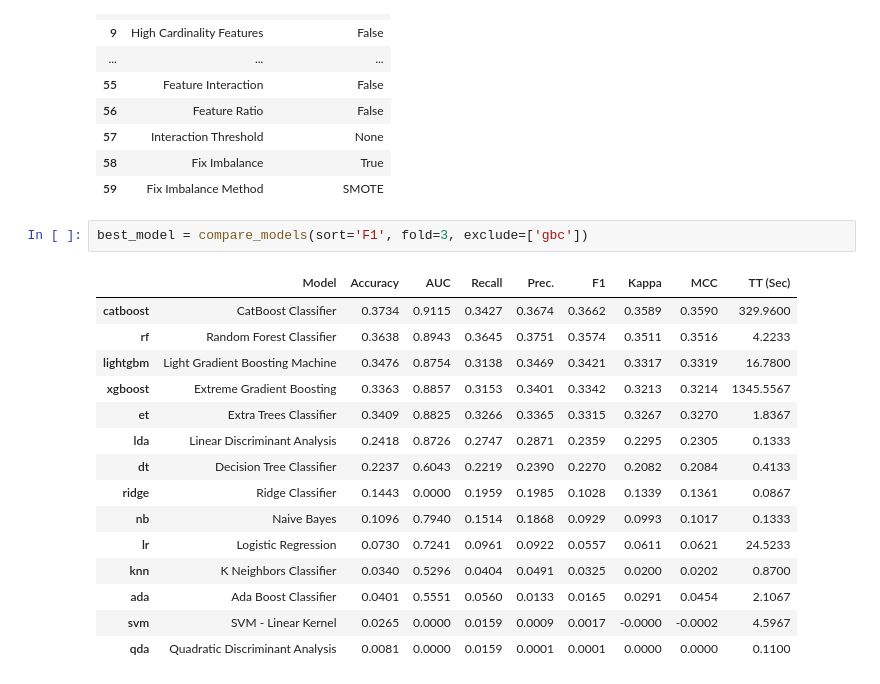
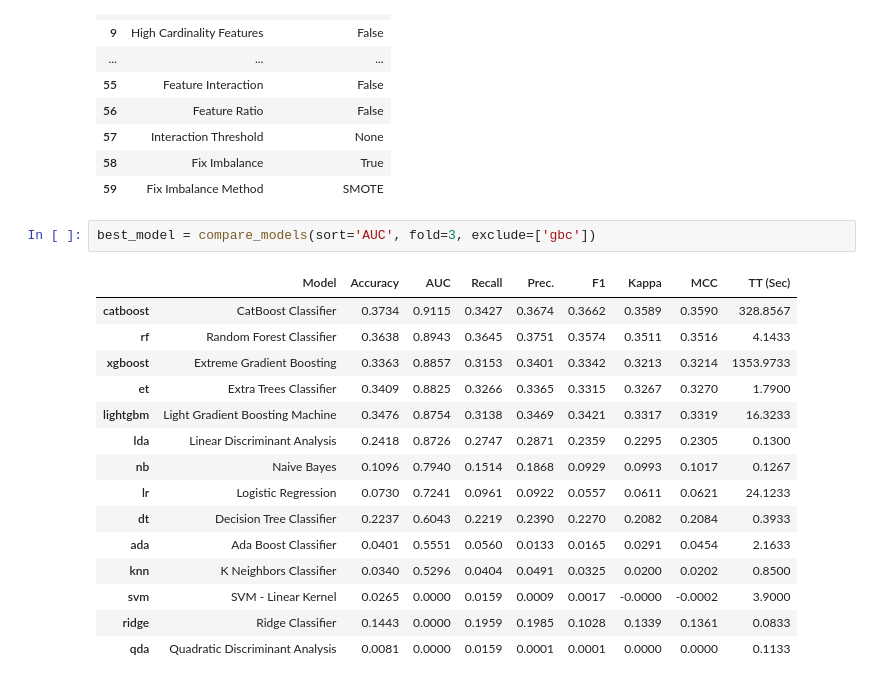
Before and after one commit to DianaScientist/uAustral-mcd-automatedML, a Jupyter notebook: auto_ml/spotify-artists-pycaret.ipynb, the cells around one changed output. Cells and saved outputs as stored; diff of their text form.

```diff
--- a/auto_ml/spotify-artists-pycaret.ipynb
+++ b/auto_ml/spotify-artists-pycaret.ipynb
@@ -75,20 +75,20 @@ clf = setup(
 | 58 | Fix Imbalance | True |
 | 59 | Fix Imbalance Method | SMOTE |
 # %%
-best_model = compare_models(sort='F1', fold=3, exclude=['gbc'])
+best_model = compare_models(sort='AUC', fold=3, exclude=['gbc'])
 # %% [output]
 |  | Model | Accuracy | AUC | Recall | Prec. | F1 | Kappa | MCC | TT (Sec) |
-| catboost | CatBoost Classifier | 0.3734 | 0.9115 | 0.3427 | 0.3674 | 0.3662 | 0.3589 | 0.3590 | 329.9600 |
-| rf | Random Forest Classifier | 0.3638 | 0.8943 | 0.3645 | 0.3751 | 0.3574 | 0.3511 | 0.3516 | 4.2233 |
-| lightgbm | Light Gradient Boosting Machine | 0.3476 | 0.8754 | 0.3138 | 0.3469 | 0.3421 | 0.3317 | 0.3319 | 16.7800 |
-| xgboost | Extreme Gradient Boosting | 0.3363 | 0.8857 | 0.3153 | 0.3401 | 0.3342 | 0.3213 | 0.3214 | 1345.5567 |
-| et | Extra Trees Classifier | 0.3409 | 0.8825 | 0.3266 | 0.3365 | 0.3315 | 0.3267 | 0.3270 | 1.8367 |
-| lda | Linear Discriminant Analysis | 0.2418 | 0.8726 | 0.2747 | 0.2871 | 0.2359 | 0.2295 | 0.2305 | 0.1333 |
-| dt | Decision Tree Classifier | 0.2237 | 0.6043 | 0.2219 | 0.2390 | 0.2270 | 0.2082 | 0.2084 | 0.4133 |
-| ridge | Ridge Classifier | 0.1443 | 0.0000 | 0.1959 | 0.1985 | 0.1028 | 0.1339 | 0.1361 | 0.0867 |
-| nb | Naive Bayes | 0.1096 | 0.7940 | 0.1514 | 0.1868 | 0.0929 | 0.0993 | 0.1017 | 0.1333 |
-| lr | Logistic Regression | 0.0730 | 0.7241 | 0.0961 | 0.0922 | 0.0557 | 0.0611 | 0.0621 | 24.5233 |
-| knn | K Neighbors Classifier | 0.0340 | 0.5296 | 0.0404 | 0.0491 | 0.0325 | 0.0200 | 0.0202 | 0.8700 |
-| ada | Ada Boost Classifier | 0.0401 | 0.5551 | 0.0560 | 0.0133 | 0.0165 | 0.0291 | 0.0454 | 2.1067 |
-| svm | SVM - Linear Kernel | 0.0265 | 0.0000 | 0.0159 | 0.0009 | 0.0017 | -0.0000 | -0.0002 | 4.5967 |
-| qda | Quadratic Discriminant Analysis | 0.0081 | 0.0000 | 0.0159 | 0.0001 | 0.0001 | 0.0000 | 0.0000 | 0.1100 |
+| catboost | CatBoost Classifier | 0.3734 | 0.9115 | 0.3427 | 0.3674 | 0.3662 | 0.3589 | 0.3590 | 328.8567 |
+| rf | Random Forest Classifier | 0.3638 | 0.8943 | 0.3645 | 0.3751 | 0.3574 | 0.3511 | 0.3516 | 4.1433 |
+| xgboost | Extreme Gradient Boosting | 0.3363 | 0.8857 | 0.3153 | 0.3401 | 0.3342 | 0.3213 | 0.3214 | 1353.9733 |
+| et | Extra Trees Classifier | 0.3409 | 0.8825 | 0.3266 | 0.3365 | 0.3315 | 0.3267 | 0.3270 | 1.7900 |
+| lightgbm | Light Gradient Boosting Machine | 0.3476 | 0.8754 | 0.3138 | 0.3469 | 0.3421 | 0.3317 | 0.3319 | 16.3233 |
+| lda | Linear Discriminant Analysis | 0.2418 | 0.8726 | 0.2747 | 0.2871 | 0.2359 | 0.2295 | 0.2305 | 0.1300 |
+| nb | Naive Bayes | 0.1096 | 0.7940 | 0.1514 | 0.1868 | 0.0929 | 0.0993 | 0.1017 | 0.1267 |
+| lr | Logistic Regression | 0.0730 | 0.7241 | 0.0961 | 0.0922 | 0.0557 | 0.0611 | 0.0621 | 24.1233 |
+| dt | Decision Tree Classifier | 0.2237 | 0.6043 | 0.2219 | 0.2390 | 0.2270 | 0.2082 | 0.2084 | 0.3933 |
+| ada | Ada Boost Classifier | 0.0401 | 0.5551 | 0.0560 | 0.0133 | 0.0165 | 0.0291 | 0.0454 | 2.1633 |
+| knn | K Neighbors Classifier | 0.0340 | 0.5296 | 0.0404 | 0.0491 | 0.0325 | 0.0200 | 0.0202 | 0.8500 |
+| svm | SVM - Linear Kernel | 0.0265 | 0.0000 | 0.0159 | 0.0009 | 0.0017 | -0.0000 | -0.0002 | 3.9000 |
+| ridge | Ridge Classifier | 0.1443 | 0.0000 | 0.1959 | 0.1985 | 0.1028 | 0.1339 | 0.1361 | 0.0833 |
+| qda | Quadratic Discriminant Analysis | 0.0081 | 0.0000 | 0.0159 | 0.0001 | 0.0001 | 0.0000 | 0.0000 | 0.1133 |
```
Also changed, not shown: parts of 6 cells of this notebook.
